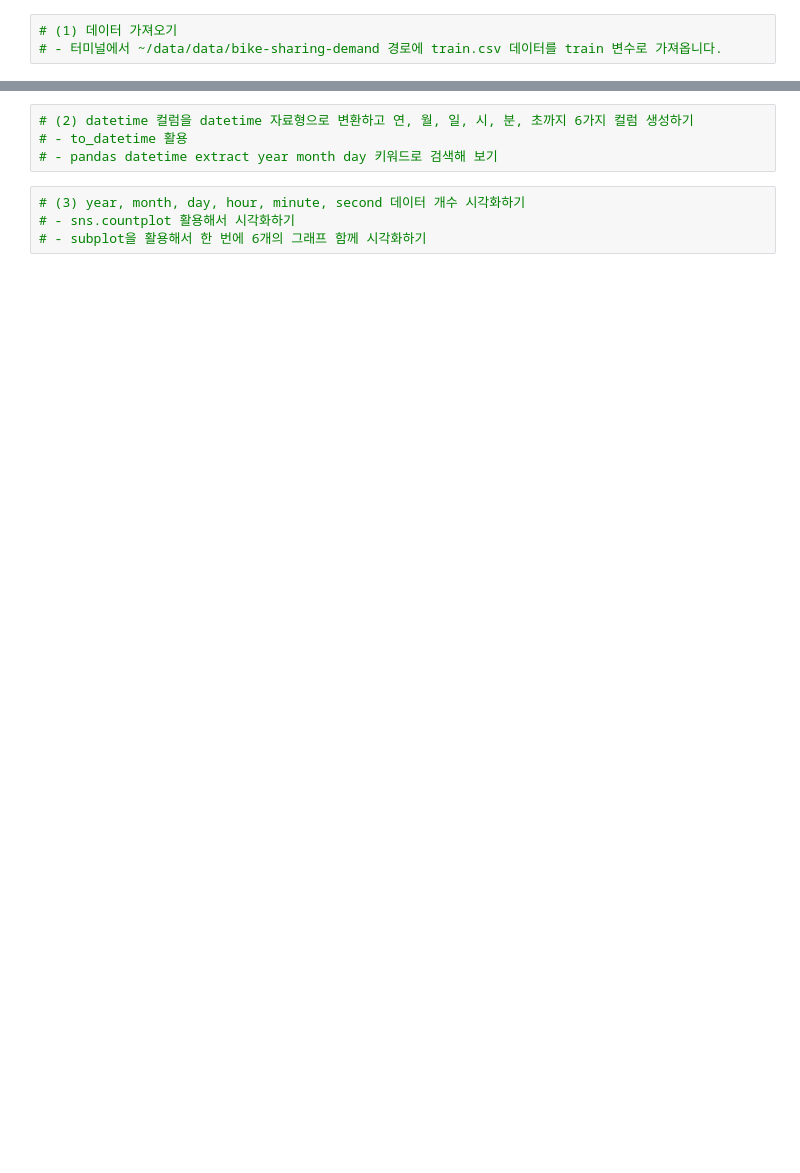
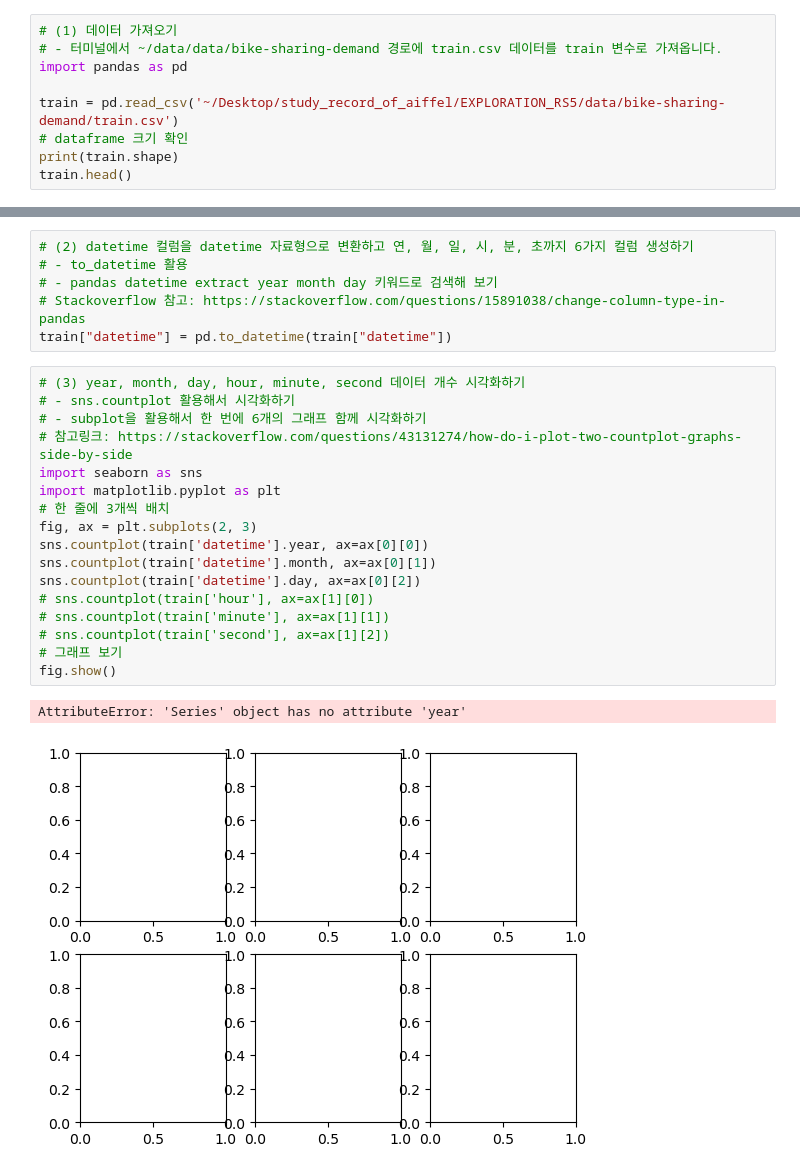
Before and after one commit to KimmyGibbs/study_record_of_aiffel, a Jupyter notebook: EXPLORATION_RS5/projects/2-2/mskim.ipynb, the cells around one changed output, grey strips where cells are left out. Drawn from its saved outputs; the diff is of its cells as text; blank space fills up the shorter version.

```diff
--- a/EXPLORATION_RS5/projects/2-2/mskim.ipynb
+++ b/EXPLORATION_RS5/projects/2-2/mskim.ipynb
@@ -1,3 +1,9 @@
 # %%
 # (1) 데이터 가져오기
 # - 터미널에서 ~/data/data/bike-sharing-demand 경로에 train.csv 데이터를 train 변수로 가져옵니다.
+import pandas as pd
+
+train = pd.read_csv('~/Desktop/study_record_of_aiffel/EXPLORATION_RS5/data/bike-sharing-demand/train.csv')
+# dataframe 크기 확인
+print(train.shape)
+train.head()
@@ -5,9 +19,27 @@
 # (2) datetime 컬럼을 datetime 자료형으로 변환하고 연, 월, 일, 시, 분, 초까지 6가지 컬럼 생성하기
 # - to_datetime 활용
 # - pandas datetime extract year month day 키워드로 검색해 보기
+# Stackoverflow 참고: https://stackoverflow.com/questions/15891038/change-column-type-in-pandas
+train["datetime"] = pd.to_datetime(train["datetime"])
-# %%
-# (3) year, month, day, hour, minute, second 데이터 개수 시각화하기
-# - sns.countplot 활용해서 시각화하기
-# - subplot을 활용해서 한 번에 6개의 그래프 함께 시각화하기
+# %%
+# (3) year, month, day, hour, minute, second 데이터 개수 시각화하기
+# - sns.countplot 활용해서 시각화하기
+# - subplot을 활용해서 한 번에 6개의 그래프 함께 시각화하기
+# 참고링크: https://stackoverflow.com/questions/43131274/how-do-i-plot-two-countplot-graphs-side-by-side
+import seaborn as sns
+import matplotlib.pyplot as plt
+# 한 줄에 3개씩 배치
+fig, ax = plt.subplots(2, 3)
+sns.countplot(train['datetime'].year, ax=ax[0][0])
+sns.countplot(train['datetime'].month, ax=ax[0][1])
+sns.countplot(train['datetime'].day, ax=ax[0][2])
+# sns.countplot(train['hour'], ax=ax[1][0])
+# sns.countplot(train['minute'], ax=ax[1][1])
+# sns.countplot(train['second'], ax=ax[1][2])
+# 그래프 보기
+fig.show()
+# %% [output]
+AttributeError: 'Series' object has no attribute 'year'
+[figure, added]
 # %%
 # (4) X, y 컬럼 선택 및 train/test 데이터 분리
```
Also changed, not shown: parts of 8 cells of this notebook, 1 other file.
